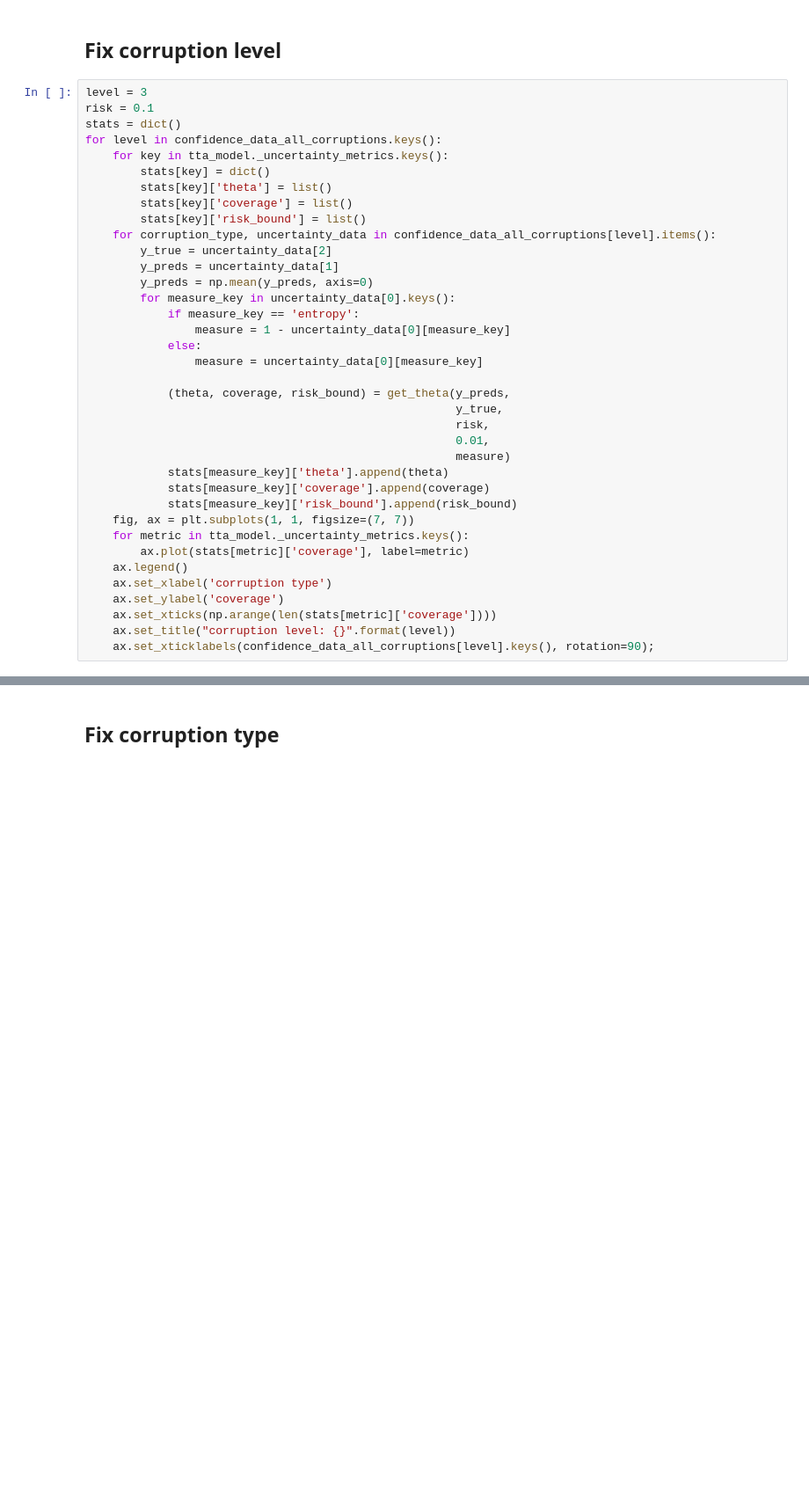
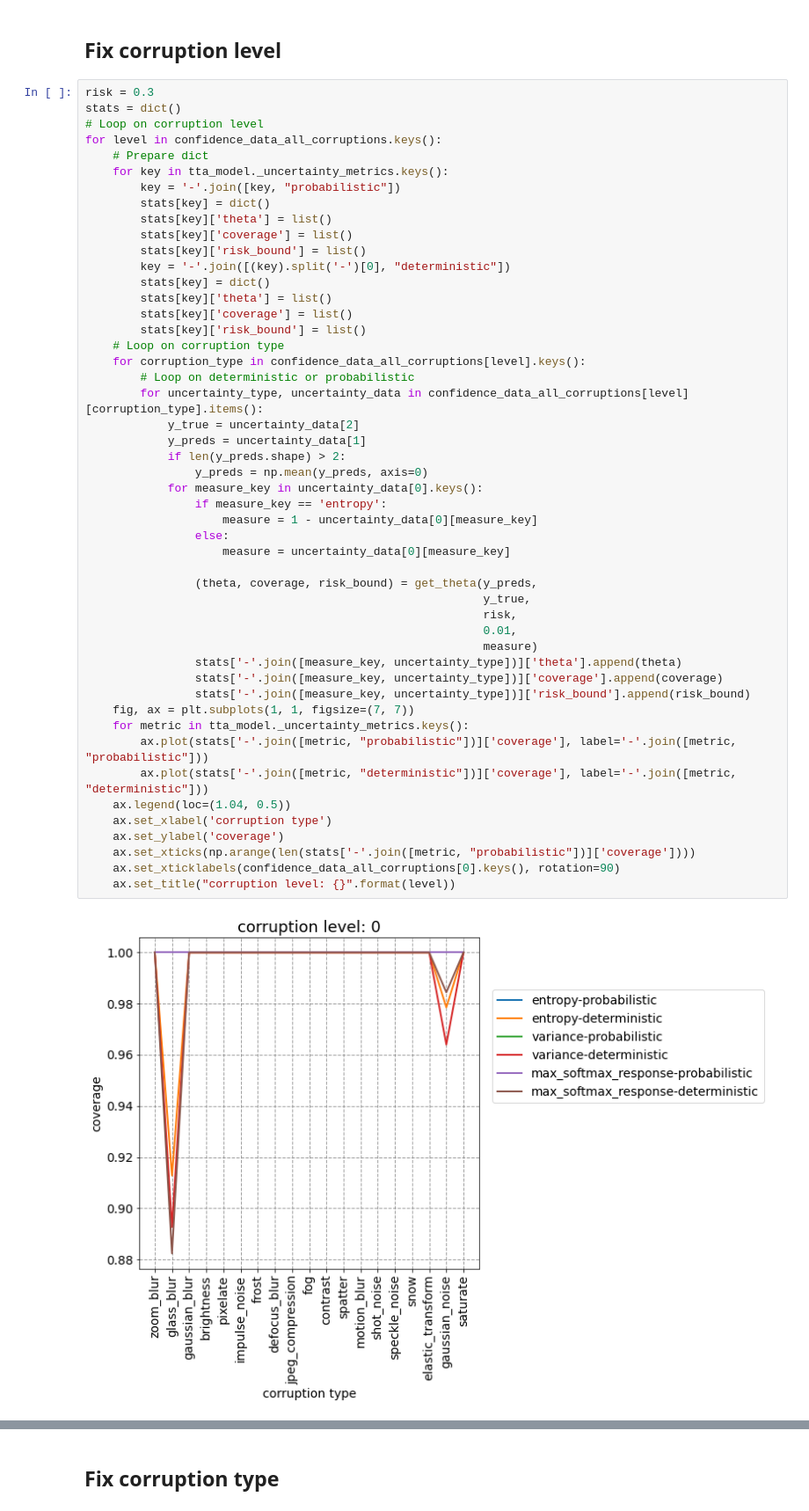
Before and after one commit to richter43/MLAUtils, a Jupyter notebook: Selective_classification.ipynb, the cells around one changed output, grey strips where cells are left out. Shown at 88% size. Cells and saved outputs as stored; diff of their text form; blank space fills up the shorter version.

```diff
--- a/Selective_classification.ipynb
+++ b/Selective_classification.ipynb
@@ -446,39 +484,53 @@ Done max_softmax_response
 # %% [markdown]
 ## Fix corruption level
 # %%
-level = 3
-risk = 0.1
+risk = 0.3
 stats = dict()
+# Loop on corruption level
 for level in confidence_data_all_corruptions.keys():
+    # Prepare dict
     for key in tta_model._uncertainty_metrics.keys():
+        key = '-'.join([key, "probabilistic"])
         stats[key] = dict()
         stats[key]['theta'] = list()
         stats[key]['coverage'] = list()
         stats[key]['risk_bound'] = list()
-    for corruption_type, uncertainty_data in confidence_data_all_corruptions[level].items():
-        y_true = uncertainty_data[2]
-        y_preds = uncertainty_data[1]
-        y_preds = np.mean(y_preds, axis=0)
-        for measure_key in uncertainty_data[0].keys():
-            if measure_key == 'entropy':
-                measure = 1 - uncertainty_data[0][measure_key]
-            else:
-                measure = uncertainty_data[0][measure_key]
+        key = '-'.join([(key).split('-')[0], "deterministic"])
+        stats[key] = dict()
+        stats[key]['theta'] = list()
+        stats[key]['coverage'] = list()
+        stats[key]['risk_bound'] = list()
+    # Loop on corruption type
+    for corruption_type in confidence_data_all_corruptions[level].keys():
+        # Loop on deterministic or probabilistic
+        for uncertainty_type, uncertainty_data in confidence_data_all_corruptions[level][corruption_type].items():
+            y_true = uncertainty_data[2]
+            y_preds = uncertainty_data[1]
+            if len(y_preds.shape) > 2:
+                y_preds = np.mean(y_preds, axis=0)
+            for measure_key in uncertainty_data[0].keys():
+                if measure_key == 'entropy':
+                    measure = 1 - uncertainty_data[0][measure_key]
+                else:
+                    measure = uncertainty_data[0][measure_key]
 
-            (theta, coverage, risk_bound) = get_theta(y_preds,
-                                                      y_true,
-                                                      risk,
-                                                      0.01,
-                                                      measure)
-            stats[measure_key]['theta'].append(theta)
-            stats[measure_key]['coverage'].append(coverage)
-            stats[measure_key]['risk_bound'].append(risk_bound)
+                (theta, coverage, risk_bound) = get_theta(y_preds,
+                                                          y_true,
+                                                          risk,
+                                                          0.01,
+                                                          measure)
+                stats['-'.join([measure_key, uncertainty_type])]['theta'].append(theta)
+                stats['-'.join([measure_key, uncertainty_type])]['coverage'].append(coverage)
+                stats['-'.join([measure_key, uncertainty_type])]['risk_bound'].append(risk_bound)
     fig, ax = plt.subplots(1, 1, figsize=(7, 7))
     for metric in tta_model._uncertainty_metrics.keys():
-        ax.plot(stats[metric]['coverage'], label=metric)
-    ax.legend()
+        ax.plot(stats['-'.join([metric, "probabilistic"])]['coverage'], label='-'.join([metric, "probabilistic"]))
+        ax.plot(stats['-'.join([metric, "deterministic"])]['coverage'], label='-'.join([metric, "deterministic"]))
+    ax.legend(loc=(1.04, 0.5))
     ax.set_xlabel('corruption type')
     ax.set_ylabel('coverage')
-    ax.set_xticks(np.arange(len(stats[metric]['coverage'])))
+    ax.set_xticks(np.arange(len(stats['-'.join([metric, "probabilistic"])]['coverage'])))
+    ax.set_xticklabels(confidence_data_all_corruptions[0].keys(), rotation=90)
     ax.set_title("corruption level: {}".format(level))
-    ax.set_xticklabels(confidence_data_all_corruptions[level].keys(), rotation=90);
+# %% [output]
+[figure, added]
```
Also changed, not shown: parts of 11 cells of this notebook.
